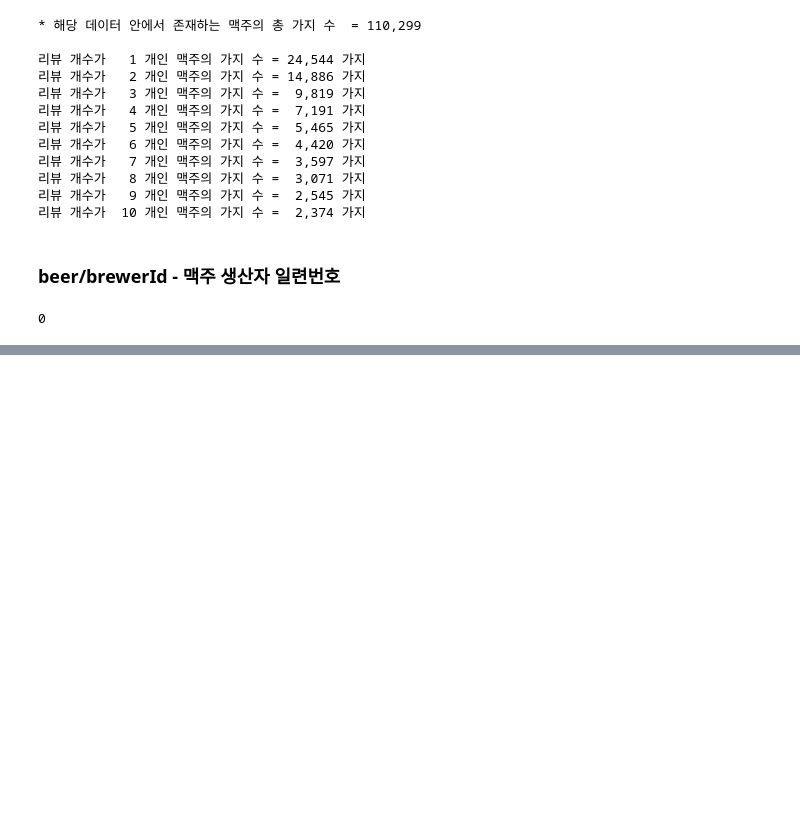
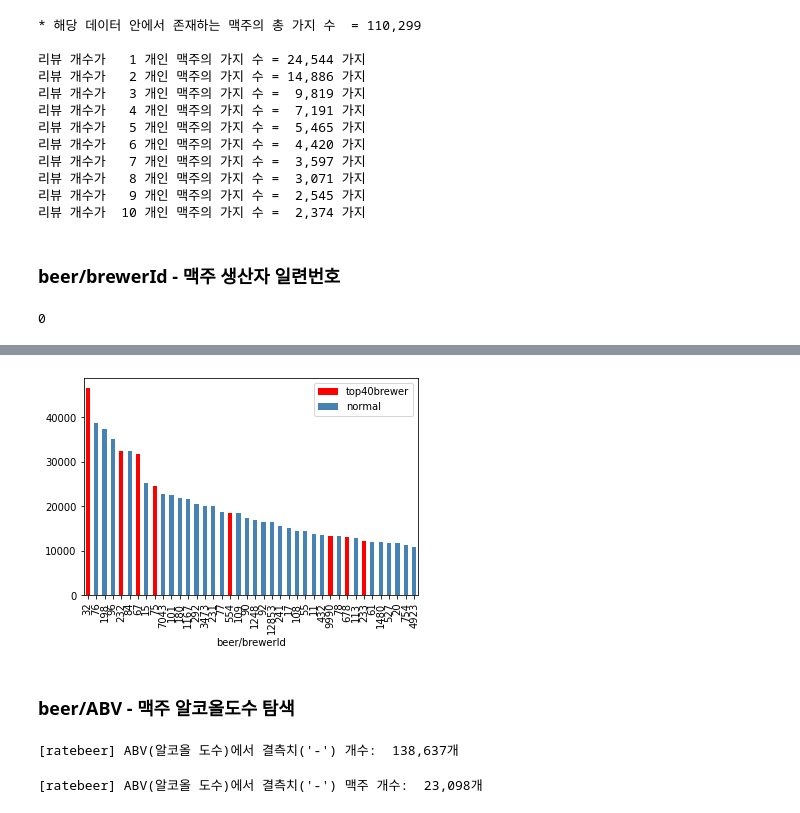
Before and after one commit to boostcampaitech3/final-project-level3-recsys-10, a Jupyter notebook: EDA/ratebeer_EDA_gyeongtae.ipynb, the cells around one changed output, grey strips where cells are left out. Saved outputs shown, nothing was run; the diff lists cells and outputs as text; code cells hidden in the pictures; blank space fills up the shorter version.

```diff
--- a/EDA/ratebeer_EDA_gyeongtae.ipynb
+++ b/EDA/ratebeer_EDA_gyeongtae.ipynb
@@ -169,0 +182,13 @@ n_brewer = ratebeer['beer/brewerId'].nunique()
+# %%
+# 그렇다면 혹시, 맥주를 많이 생산하는 생산자는 전체 리뷰수도 많을까?
+
+top40brewers = ratebeer.groupby(["beer/brewerId"])["beer/name"].nunique().sort_values(ascending=False).head(40).index
+brewer_reviews = ratebeer.value_counts("beer/brewerId").reset_index()
+brewer_reviews.columns = ["beer/brewerId", "freq"]
+
+brewer_reviews["top40brewer"] = brewer_reviews["beer/brewerId"].isin(top40brewers)
+brewer_reviews.sort_values("freq", ascending=False, inplace=True)
+
+brewer_reviews["top40brewer"] = np.where(brewer_reviews["top40brewer"], brewer_reviews["freq"], 0)
+brewer_reviews["normal"] = np.where(brewer_reviews["top40brewer"]==False, brewer_reviews["freq"], 0)
+brewer_reviews.head()
@@ -169,0 +202,5 @@ n_brewer = ratebeer['beer/brewerId'].nunique()
+# %%
+brewer_reviews.drop("freq", axis= 1).set_index("beer/brewerId").head(40).plot(kind = 'bar',  stacked=True, color=['red', 'steelblue', ])
+plt.show()
+# %% [output]
+[figure, added]
@@ -169,0 +211,10 @@ n_brewer = ratebeer['beer/brewerId'].nunique()
+# %% [markdown]
+### beer/ABV - 맥주 알코올도수 탐색
+# %%
+# 알코올도수는 숫자 타입이여야하는데, 임포트될때, 자동으로 object 타입으로 변경되었던것으로 보아, str 타입의 정보가 포함되어있을수있다.
+# 숫자가 아닌 값의 개수는?
+abvs = pd.to_numeric(ratebeer["beer/ABV"], errors="coerce") # 숫자가 아닌 타입을 수치형으로 바꾸는데, 실제로 수치형으로 변환 불가한 타입의 정보는 NaN 처리를 해주는 명령어
+print(f"[ratebeer] ABV(알코올 도수)에서 결측치('-') 리뷰 개수: {abvs.isna().sum(): 7,}개")
+ratebeer["beer/ABV"] = abvs
+# %% [output]
+[ratebeer] ABV(알코올 도수)에서 결측치('-') 개수:  138,637개
@@ -169,0 +223,6 @@ n_brewer = ratebeer['beer/brewerId'].nunique()
+# %%
+# 그렇다면, 몇 개의 맥주가 알코올 도수가 없을까?
+n_missing_ABV = ratebeer[ratebeer["beer/ABV"].isna()]["beer/name"].nunique()
+print(f"[ratebeer] ABV(알코올 도수)에서 결측치('-') 맥주 개수: {n_missing_ABV: 7,}개")
+# %% [output]
+[ratebeer] ABV(알코올 도수)에서 결측치('-') 맥주 개수:  23,098개
```
Also changed, not shown: parts of 12 cells of this notebook.
